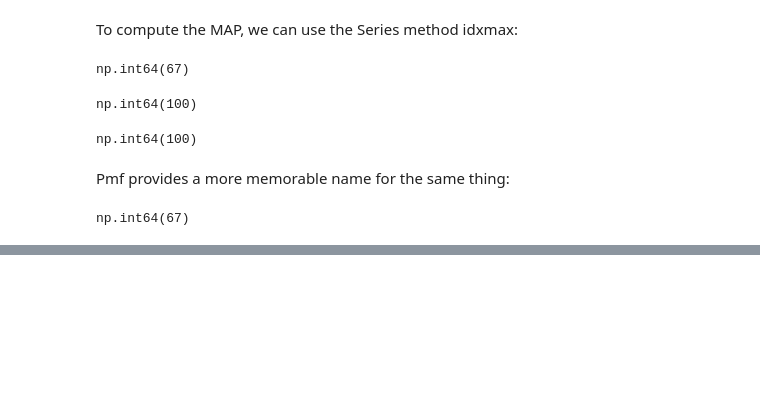
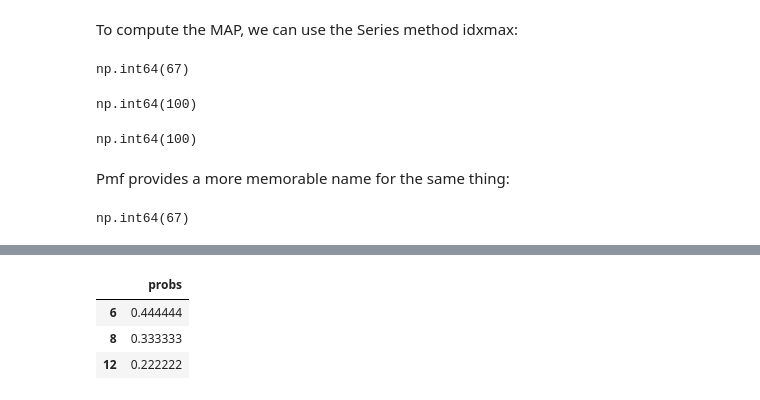
Before and after one commit to bea-sirowy/Python-tutorials, a Jupyter notebook: Bayes02_distributions.ipynb, the cells around one changed output, grey strips where cells are left out. Cells and saved outputs as stored; diff of their text form; code cells hidden in the pictures; blank space fills up the shorter version.

```diff
--- a/Bayes02_distributions.ipynb
+++ b/Bayes02_distributions.ipynb
@@ -341,0 +386,9 @@ np.int64(67)
+# %%
+posterior = prior * likelihood1
+posterior.normalize()
+posterior
+# %% [output]
+|  | probs |
+| 6 | 0.444444 |
+| 8 | 0.333333 |
+| 12 | 0.222222 |
```
Also changed, not shown: parts of 20 cells of this notebook.
